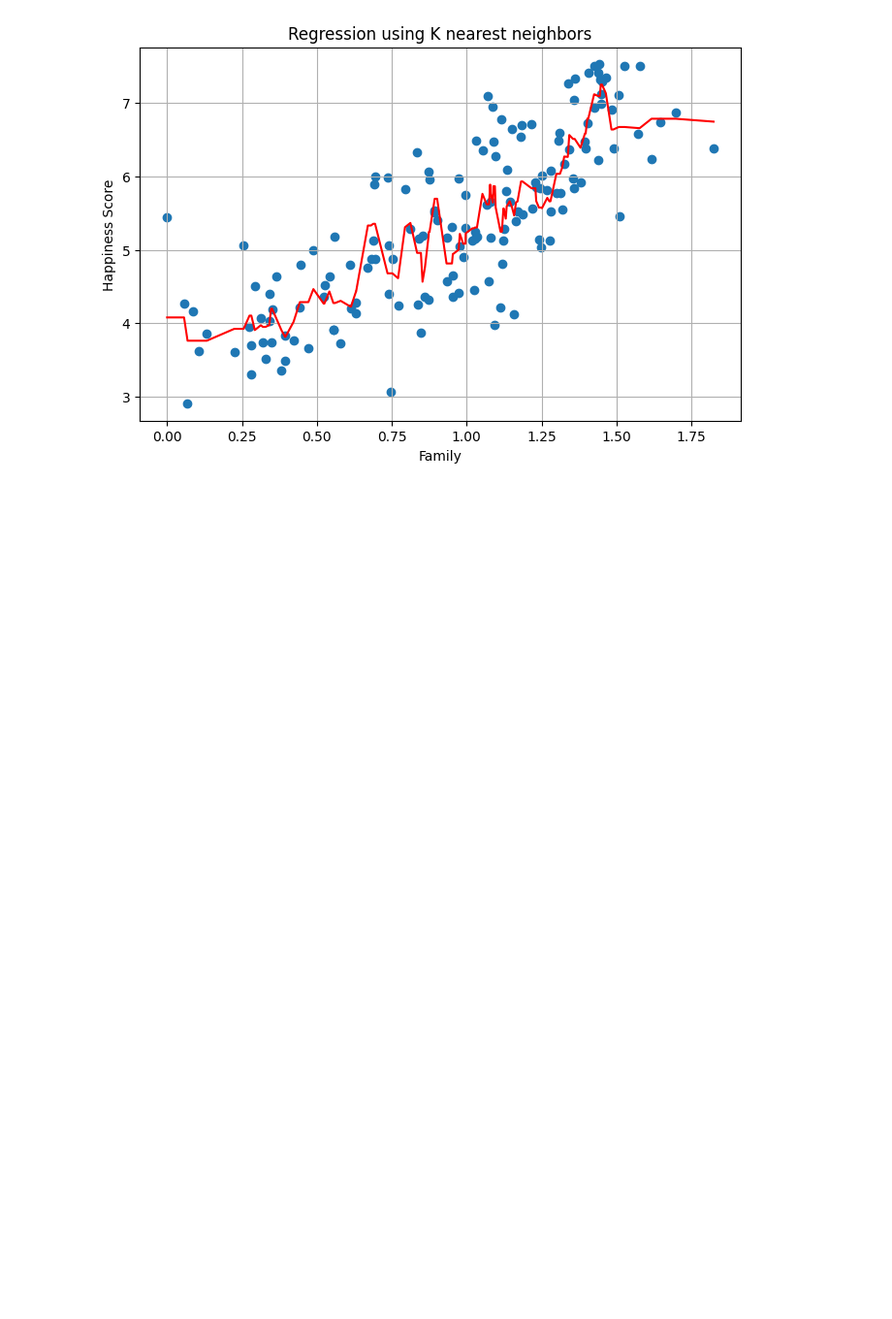
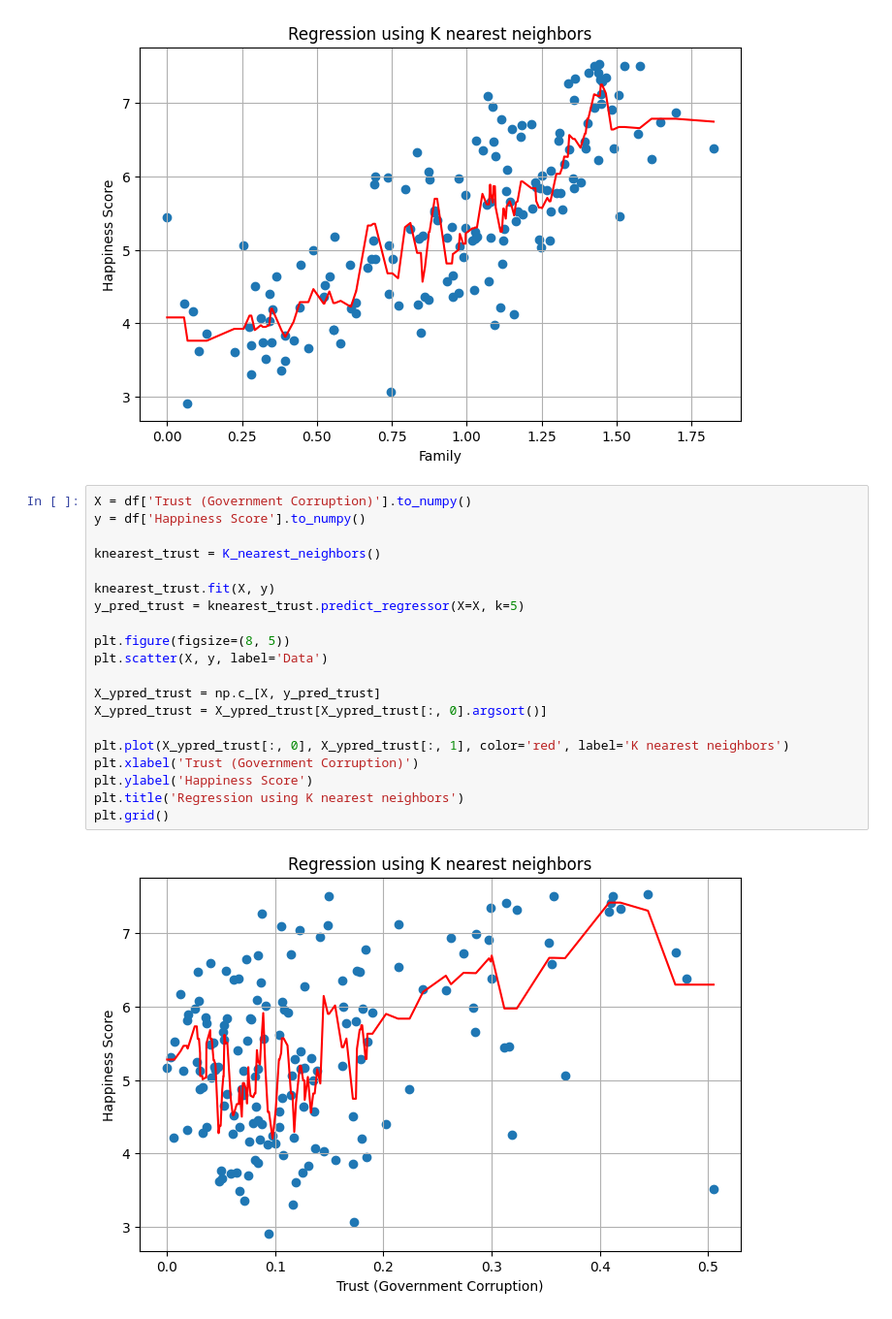
Before and after one commit to JasinskiKacper/machine_learning_from_scratch, a Jupyter notebook: 03_knearest_neighbors/experiments.ipynb, the cells around one changed output. Shown at 97% size. Saved outputs shown, nothing was run; the diff lists cells and outputs as text; blank space fills up the shorter version.

```diff
--- a/03_knearest_neighbors/experiments.ipynb
+++ b/03_knearest_neighbors/experiments.ipynb
@@ -106,3 +106,25 @@ plt.title('Regression using K nearest neighbors')
 plt.grid()
 # %% [output]
 [figure]
+# %%
+X = df['Trust (Government Corruption)'].to_numpy()
+y = df['Happiness Score'].to_numpy()
+
+knearest_trust = K_nearest_neighbors()
+
+knearest_trust.fit(X, y)
+y_pred_trust = knearest_trust.predict_regressor(X=X, k=5)
+
+plt.figure(figsize=(8, 5))
+plt.scatter(X, y, label='Data')
+
+X_ypred_trust = np.c_[X, y_pred_trust]
+X_ypred_trust = X_ypred_trust[X_ypred_trust[:, 0].argsort()]
+
+plt.plot(X_ypred_trust[:, 0], X_ypred_trust[:, 1], color='red', label='K nearest neighbors')
+plt.xlabel('Trust (Government Corruption)')
+plt.ylabel('Happiness Score')
+plt.title('Regression using K nearest neighbors')
+plt.grid()
+# %% [output]
+[figure, added]
```
Also changed, not shown: parts of 1 cell of this notebook, 23 other files.
